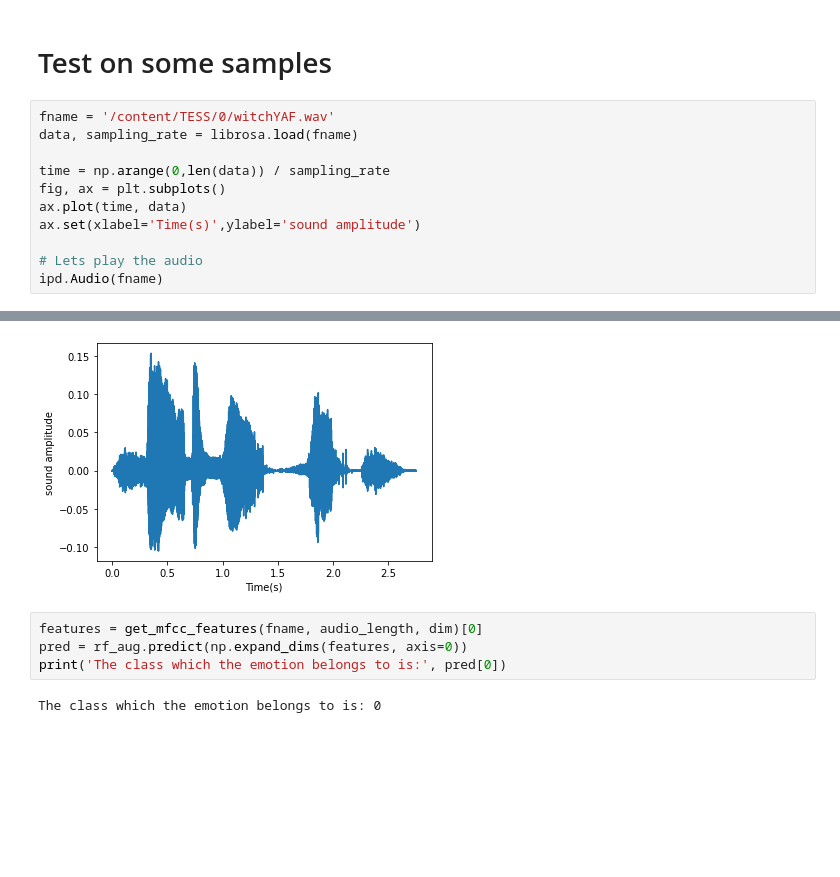
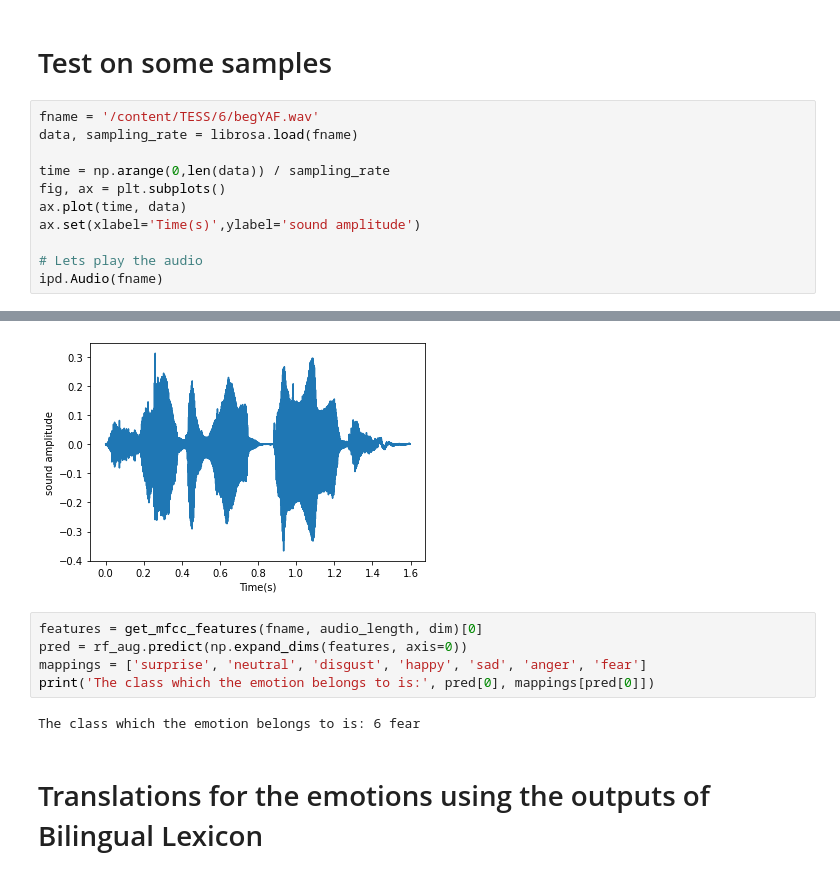
Before and after one commit to Debapriya-Tula/NLP-Project, a Jupyter notebook: MFCC_RandomForest_TESS.ipynb, the cells around one changed output, grey strips where cells are left out. Saved outputs shown, nothing was run; the diff lists cells and outputs as text; blank space fills up the shorter version.

```diff
--- a/MFCC_RandomForest_TESS.ipynb
+++ b/MFCC_RandomForest_TESS.ipynb
@@ -398,22 +416,25 @@ Test accuracy: 0.9861313868613139
 # %% [markdown]
 # Test on some samples
 # %%
-fname = '/content/TESS/0/witchYAF.wav'
+fname = '/content/TESS/6/begYAF.wav'
 data, sampling_rate = librosa.load(fname)
 
 time = np.arange(0,len(data)) / sampling_rate
 fig, ax = plt.subplots()
 ax.plot(time, data)
 ax.set(xlabel='Time(s)',ylabel='sound amplitude')
 
 # Lets play the audio
 ipd.Audio(fname)
 # %% [output]
 [interactive output not drawn]
-[figure, old version]
+[figure, new version]
 # %%
 features = get_mfcc_features(fname, audio_length, dim)[0]
 pred = rf_aug.predict(np.expand_dims(features, axis=0))
-print('The class which the emotion belongs to is:', pred[0])
+mappings = ['surprise', 'neutral', 'disgust', 'happy', 'sad', 'anger', 'fear']
+print('The class which the emotion belongs to is:', pred[0], mappings[pred[0]])
 # %% [output]
-The class which the emotion belongs to is: 0
+The class which the emotion belongs to is: 6 fear
+# %% [markdown]
+# Translations for the emotions using the outputs of Bilingual Lexicon
```
Also changed, not shown: parts of 11 cells of this notebook, 1 other file.
